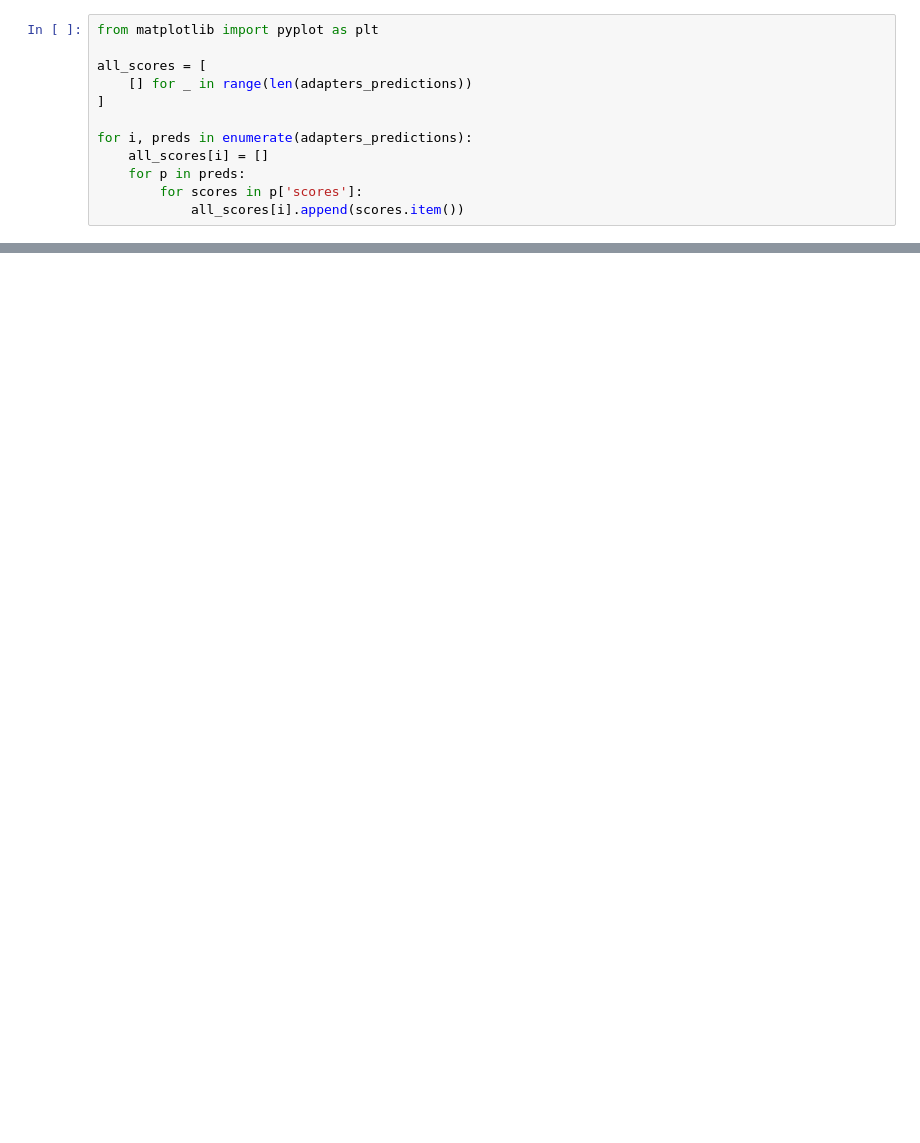
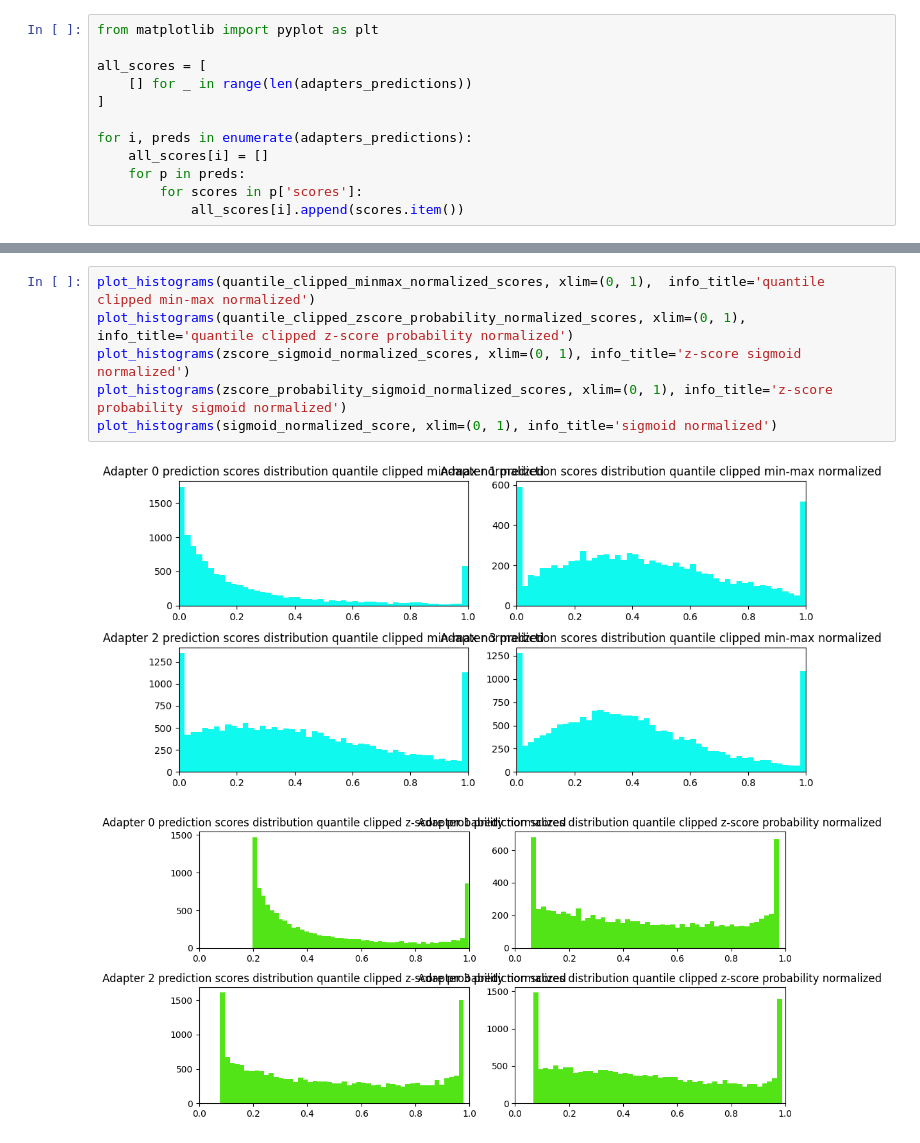
Before and after one commit to BACHELOR-NRD/ml, a Jupyter notebook: ml_carbucks/experiments/exploration/e14_prediction_scores_distribution.ipynb, the cells around one changed output, grey strips where cells are left out. Cells and saved outputs as stored; diff of their text form; blank space fills up the shorter version.

```diff
--- a/ml_carbucks/experiments/exploration/e14_prediction_scores_distribution.ipynb
+++ b/ml_carbucks/experiments/exploration/e14_prediction_scores_distribution.ipynb
@@ -98,0 +166,9 @@ plot_histograms(persentile_normalized_scores, info_title='persentile normalized'
+# %%
+plot_histograms(quantile_clipped_minmax_normalized_scores, xlim=(0, 1),  info_title='quantile clipped min-max normalized')
+plot_histograms(quantile_clipped_zscore_probability_normalized_scores, xlim=(0, 1), info_title='quantile clipped z-score probability normalized')
+plot_histograms(zscore_sigmoid_normalized_scores, xlim=(0, 1), info_title='z-score sigmoid normalized')
+plot_histograms(zscore_probability_sigmoid_normalized_scores, xlim=(0, 1), info_title='z-score probability sigmoid normalized')
+plot_histograms(sigmoid_normalized_score, xlim=(0, 1), info_title='sigmoid normalized')
+# %% [output]
+[figure, added]
+[figure, added]
```
Also changed, not shown: parts of 9 cells of this notebook.
